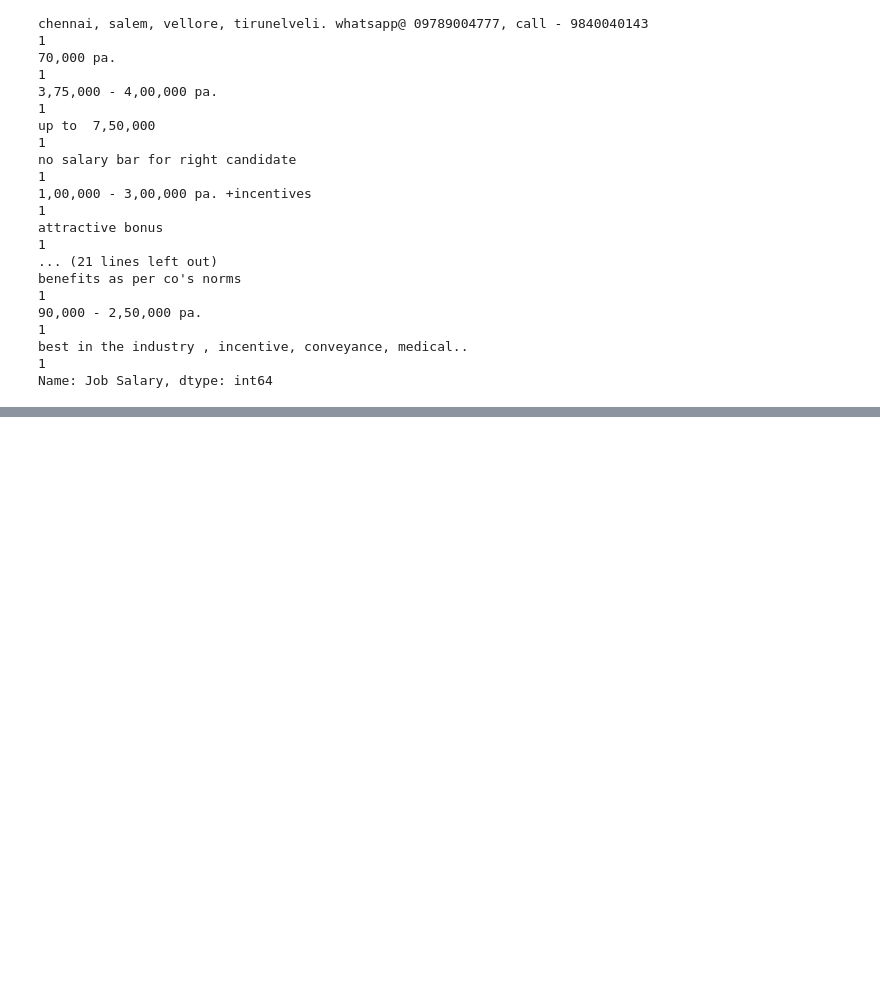
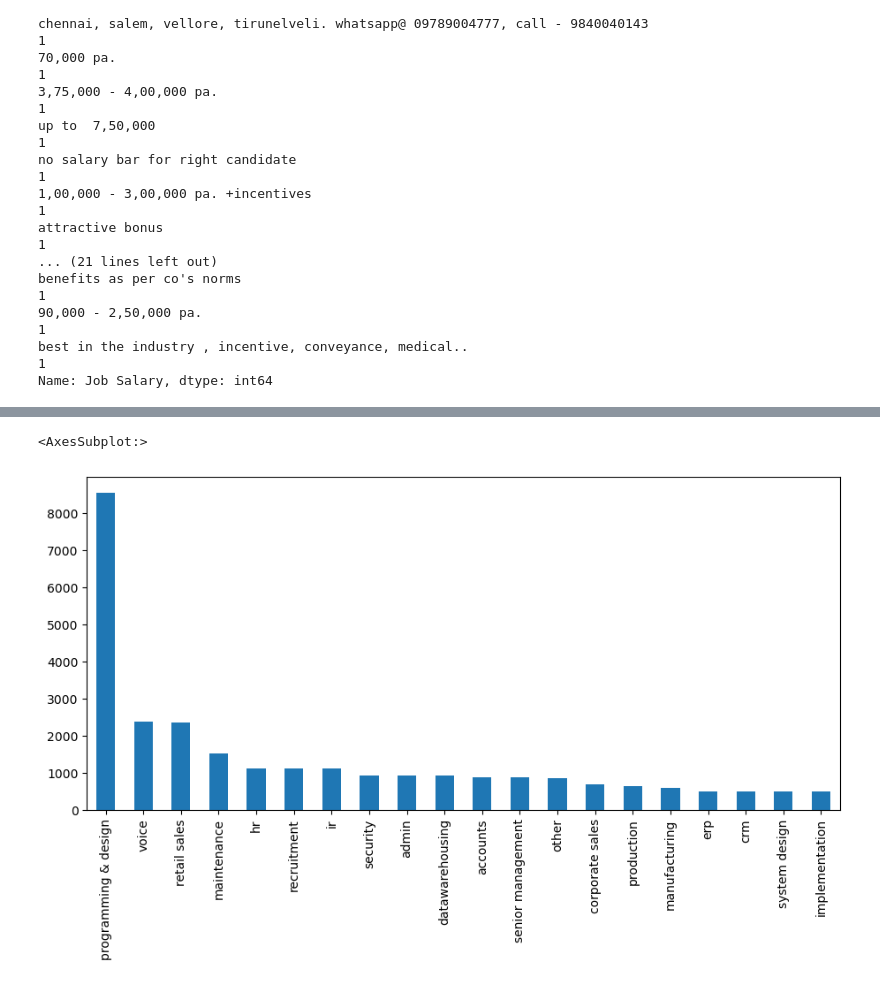
Before and after one commit to simrangrover5/DataScienceBatch_7_30PM, a Jupyter notebook: Project/Analysis.ipynb, the cells around one changed output, grey strips where cells are left out. Cells and saved outputs as stored; diff of their text form; code cells hidden in the pictures; blank space fills up the shorter version.

```diff
--- a/Project/Analysis.ipynb
+++ b/Project/Analysis.ipynb
@@ -620,0 +619,2 @@ Name: Job Salary, dtype: int64
+# %%
+data = pd.read_csv("cleaned.csv", index_col=0)
@@ -620,0 +668,10 @@ Name: Job Salary, dtype: int64
+# %%
+role_cat = []
+data['Role Category'].apply(lambda x:role_cat.extend(str(x).lower().strip().split("/")) if type(x) == str else x)
+
+role_cat=list(map(lambda x: x.strip(), role_cat))
+# %%
+pd.Series(role_cat).value_counts()[:20].plot(kind="bar")
+# %% [output]
+<AxesSubplot:>
+[figure, added]
```
Also changed, not shown: parts of 26 cells of this notebook, 1 other file.
